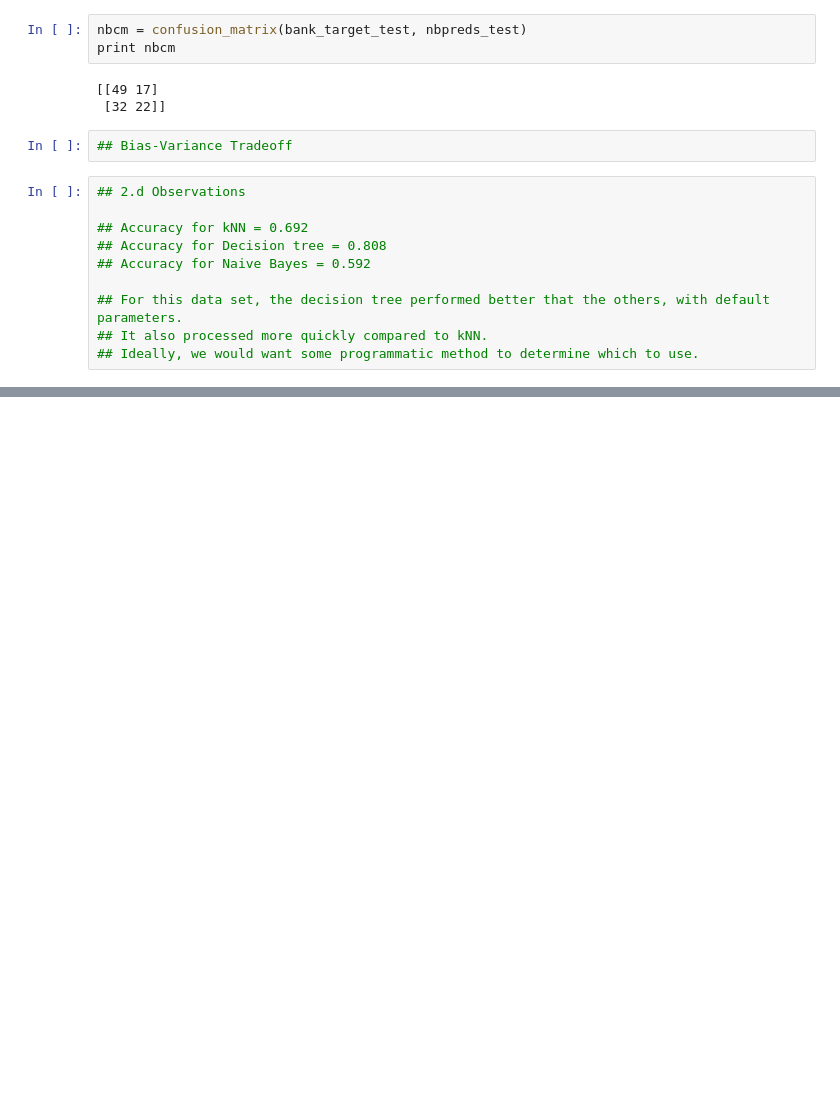
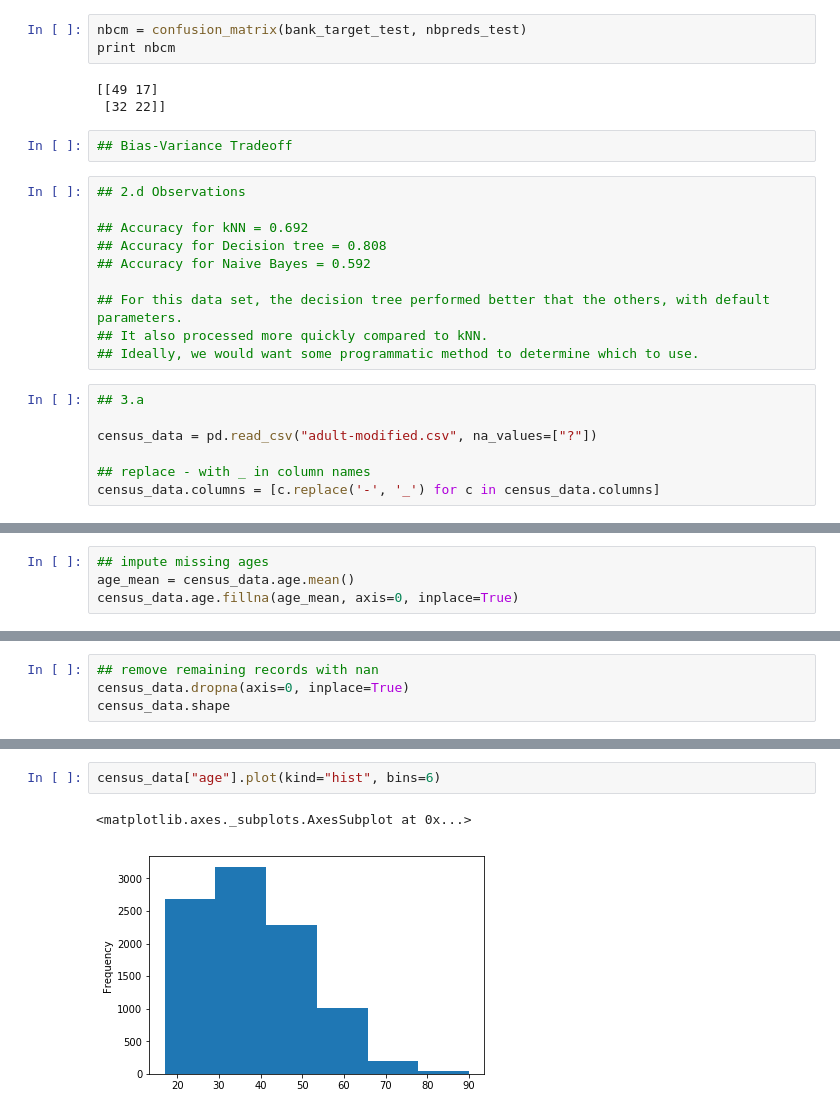
Before and after one commit to MickeyGeorge/dsc478, a Jupyter notebook: Assignment2/MichaelJanke_Assignment2.ipynb, the cells around one changed output, grey strips where cells are left out. Saved outputs shown, nothing was run; the diff lists cells and outputs as text; blank space fills up the shorter version.

```diff
--- a/Assignment2/MichaelJanke_Assignment2.ipynb
+++ b/Assignment2/MichaelJanke_Assignment2.ipynb
@@ -917,3 +917,10 @@ print nbcm
 ## For this data set, the decision tree performed better that the others, with default parameters.
 ## It also processed more quickly compared to kNN.
 ## Ideally, we would want some programmatic method to determine which to use.
+# %%
+## 3.a
+
+census_data = pd.read_csv("adult-modified.csv", na_values=["?"])
+
+## replace - with _ in column names
+census_data.columns = [c.replace('-', '_') for c in census_data.columns]
@@ -919,0 +1002,4 @@ print nbcm
+# %%
+## impute missing ages
+age_mean = census_data.age.mean()
+census_data.age.fillna(age_mean, axis=0, inplace=True)
@@ -919,0 +1010,4 @@ print nbcm
+# %%
+## remove remaining records with nan
+census_data.dropna(axis=0, inplace=True)
+census_data.shape
@@ -919,0 +1044,5 @@ print nbcm
+# %%
+census_data["age"].plot(kind="hist", bins=6)
+# %% [output]
+<matplotlib.axes._subplots.AxesSubplot at 0x...>
+[figure, added]
```
Also changed, not shown: parts of 28 cells of this notebook, 1 other file.
